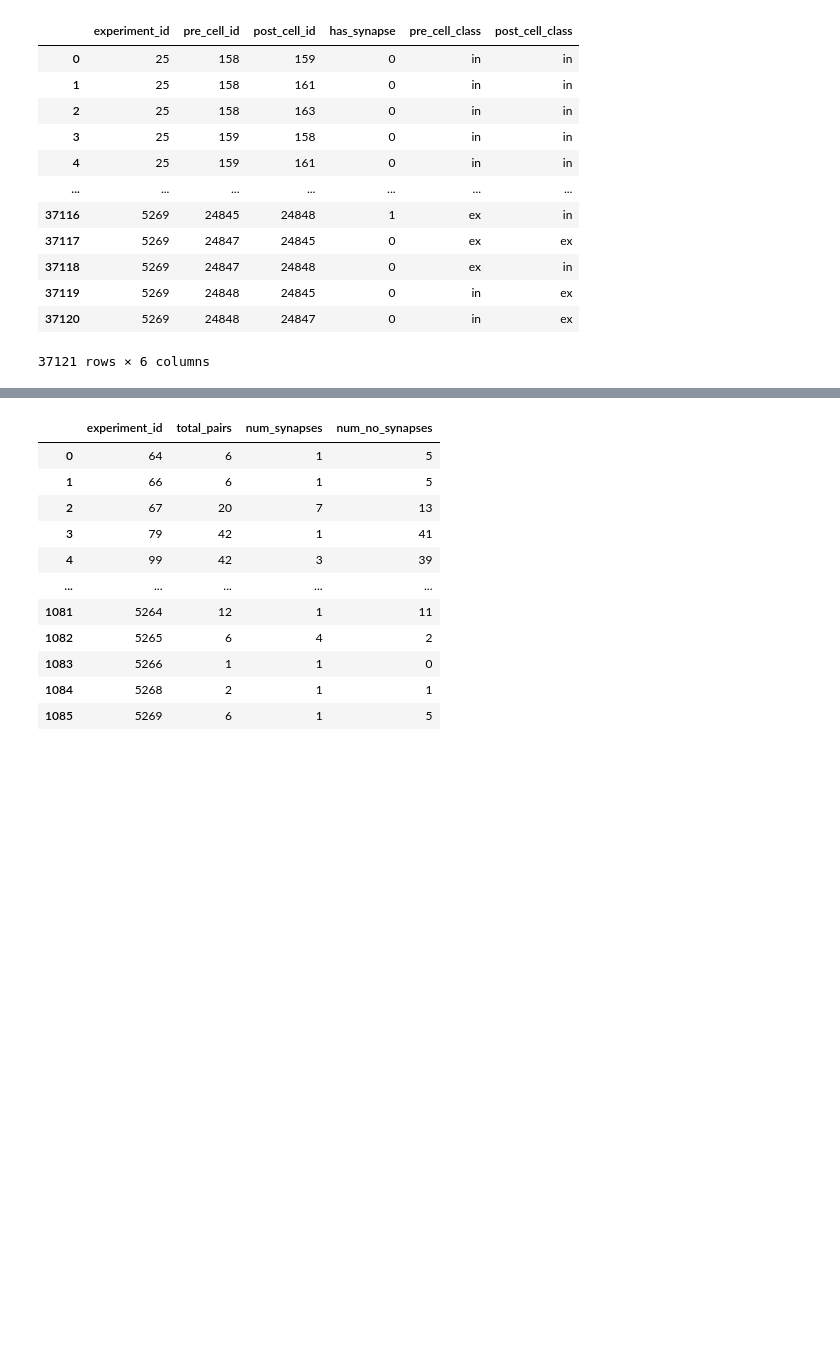
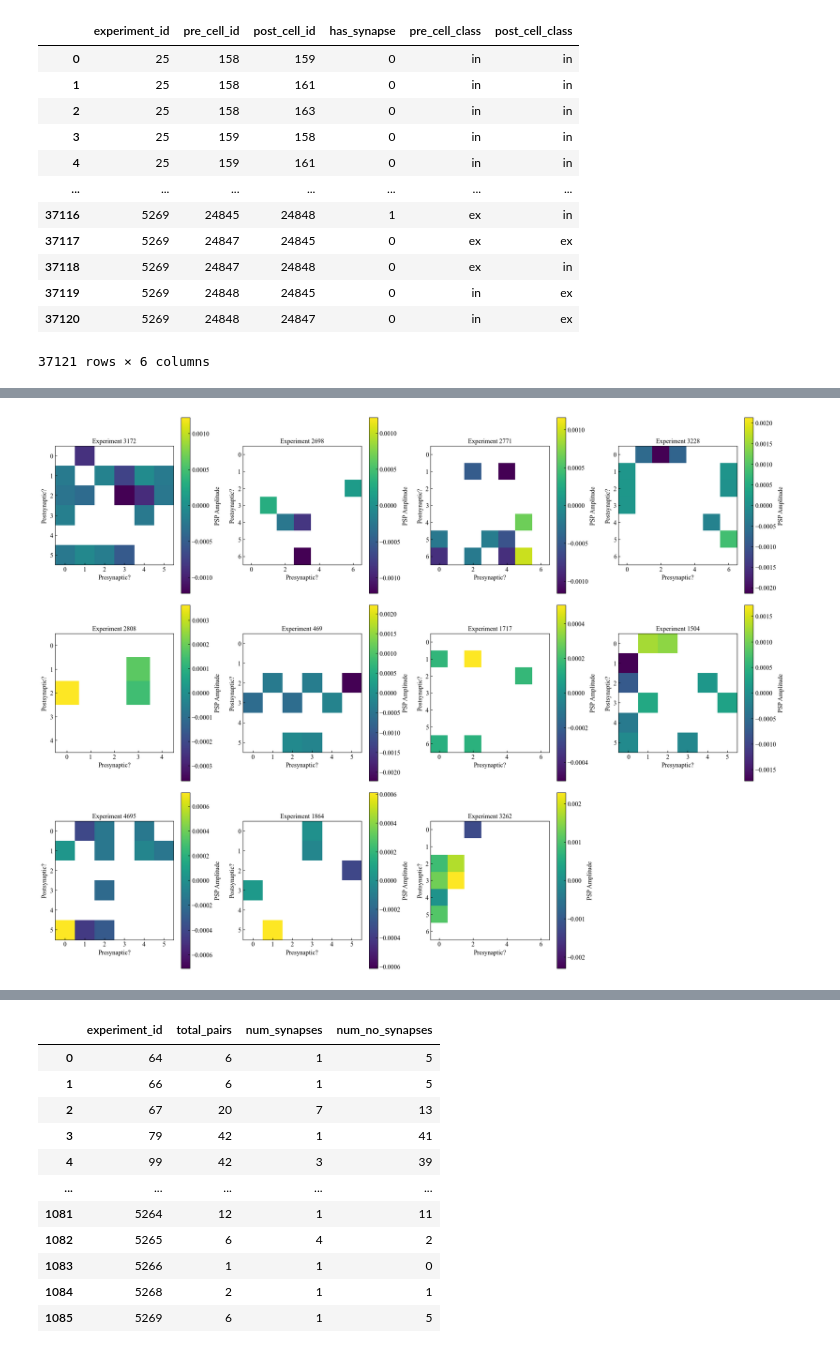
Before and after one commit to acevedomartina/HeterogeneousRNNs, a Jupyter notebook: data_analysis/analysis_neneva.ipynb, the cells around one changed output, grey strips where cells are left out. Cells and saved outputs as stored; diff of their text form; code cells hidden in the pictures; blank space fills up the shorter version.

```diff
--- a/data_analysis/analysis_neneva.ipynb
+++ b/data_analysis/analysis_neneva.ipynb
@@ -658,0 +843,9 @@ plt.show()
+# %%
+experiment_counts = df_experiments['experiment_id'].value_counts()
+valid_experiment_ids = experiment_counts[experiment_counts > 10].index
+print('There are', len(valid_experiment_ids), 'experiments with more than 10 data points.')
+
+df3 = pd.read_sql_query("SELECT * from " + str(table_list[3])[2:-3], con)
+for experiment_id in valid_experiment_ids:
+    region = df3[df3['id'] == experiment_id]['target_region'].values[0]
+    print(f'Experiment {experiment_id} belongs to region {region}.')
@@ -658,0 +940,9 @@ plt.show()
+# %%
+experiment_counts = df_experiments['experiment_id'].value_counts()
+valid_experiment_ids = experiment_counts[experiment_counts > 10].index
+print('There are', len(valid_experiment_ids), 'experiments with more than 10 data points.')
+
+df3 = pd.read_sql_query("SELECT * from " + str(table_list[3])[2:-3], con)
+for experiment_id in valid_experiment_ids:
+    region = df3[df3['id'] == experiment_id]['target_region'].values[0]
+    print(f'Experiment {experiment_id} belongs to region {region}.')
@@ -658,0 +1008,61 @@ plt.show()
+# %%
+# Number of subplots
+n_experiments = len(valid_experiment_ids)  # Should only include those with more than 10 data points
+
+# If there are no experiments, do nothing
+if n_experiments == 0:
+    print("No experiments with sufficient data were found.")
+else:
+    # Calculate rows and columns for subplots
+    n_cols = int(np.ceil(np.sqrt(n_experiments)))  # Number of columns
+    n_rows = int(np.ceil(n_experiments / n_cols))  # Number of rows
+
+    # Determine figure size based on number of subplots
+    fig, axes = plt.subplots(n_rows, n_cols, figsize=(5 * n_cols, 5 * n_rows))
+
+    # Flatten the axes array for easier access
+    axes = axes.flatten()
+
+    # Loop through each considered experiment
+    for i, experiment_id in enumerate(valid_experiment_ids):
+        df_exp = df_experiments[df_experiments['experiment_id'] == experiment_id]
+
+        # Generate PSP matrix for the experiment
+        all_cells = np.sort(pd.unique(df_exp[['pre_cell_id', 'post_cell_id']].values.ravel()))
+        df_psp_matrix = pd.DataFrame(np.nan, index=all_cells, columns=all_cells)
+
+        for _, row in df_exp.iterrows():
+            pre_cell = row['pre_cell_id']
+            post_cell = row['post_cell_id']
+            psp_value = row['psp_amplitude']
+            # df_psp_matrix.loc[pre_cell, post_cell] = psp_value
+            df_psp_matrix.loc[post_cell, pre_cell] = psp_value
+
+        df_psp_matrix.to_csv(f'saved_data/{experiment_id}_PSP_matrix.csv')
+
+        psp_matrix_numpy = df_psp_matrix.values
+
+        masked_psp_matrix = np.ma.masked_invalid(psp_matrix_numpy)
+
+        # Plot the PSP matrix in the corresponding subplot
+        abs_max = np.nanmax(np.abs(psp_matrix_numpy))  # Ignore NaN when calculating maximum
+        im = axes[i].imshow(masked_psp_matrix, cmap='viridis', interpolation='none', vmin=-abs_max, vmax=abs_max)
+        axes[i].set_title(f'Experiment {experiment_id}')
+        plt.colorbar(im, ax=axes[i], label='PSP Amplitude')
+
+        axes[i].set_xlabel(f"Presynaptic?")
+        axes[i].set_ylabel(f"Postsynaptic?")
+
+
+
+    # Remove empty axes if there are fewer experiments than subplots
+    for j in range(n_experiments, len(axes)):
+        axes[j].axis('off')
+        axes[j].set_xticks([])
+        axes[j].set_yticks([])
+
+    # Adjust subplots
+    plt.tight_layout()
+    plt.show()
+# %% [output]
+[figure, added]
```
Also changed, not shown: parts of 30 cells of this notebook, 2 other files.
